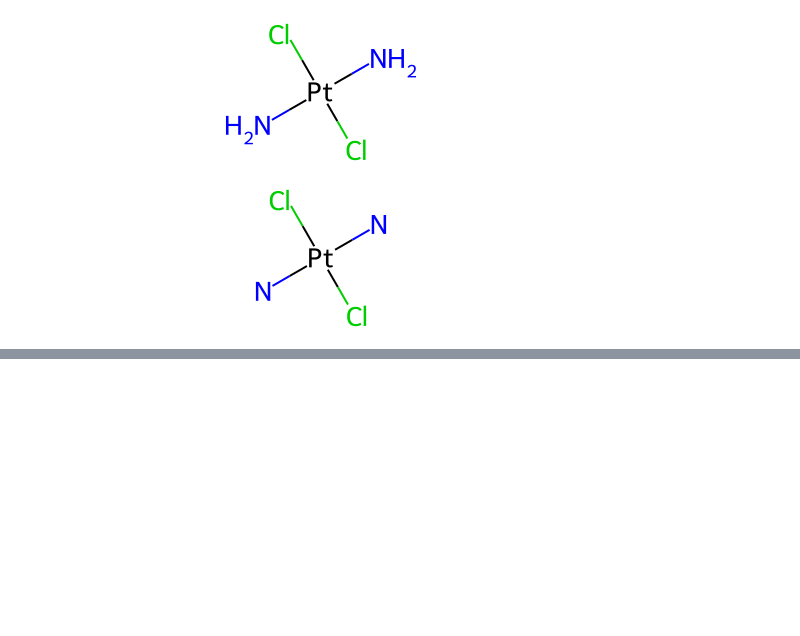
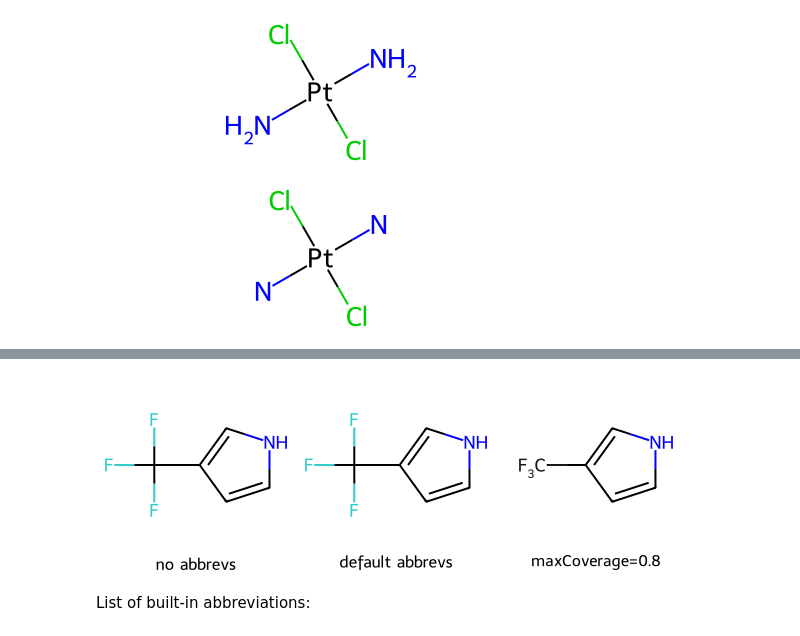
Before and after one commit to bertiewooster/RDKit-playing, a Jupyter notebook: cookbook_examples.ipynb, the cells around one changed output, grey strips where cells are left out. Cells and saved outputs as stored; diff of their text form; code cells hidden in the pictures; blank space fills up the shorter version.

```diff
--- a/cookbook_examples.ipynb
+++ b/cookbook_examples.ipynb
@@ -175,0 +194,10 @@ m
+# %%
+# Abbreviations that cover more than 40% of the molecule won't be applied by default
+m = Chem.MolFromSmiles('c1c[nH]cc1C(F)(F)(F)')
+nm1 = rdAbbreviations.CondenseMolAbbreviations(m, abbrevs)
+nm2 = rdAbbreviations.CondenseMolAbbreviations(m, abbrevs, maxCoverage=0.8)
+Draw.MolsToGridImage((m, nm1, nm2), legends=('no abbrevs', 'default abbrevs', 'maxCoverage=0.8'))
+# %% [output]
+[figure, added]
+# %% [markdown]
+List of built-in abbreviations:
```
Also changed, not shown: parts of 5 cells of this notebook.
